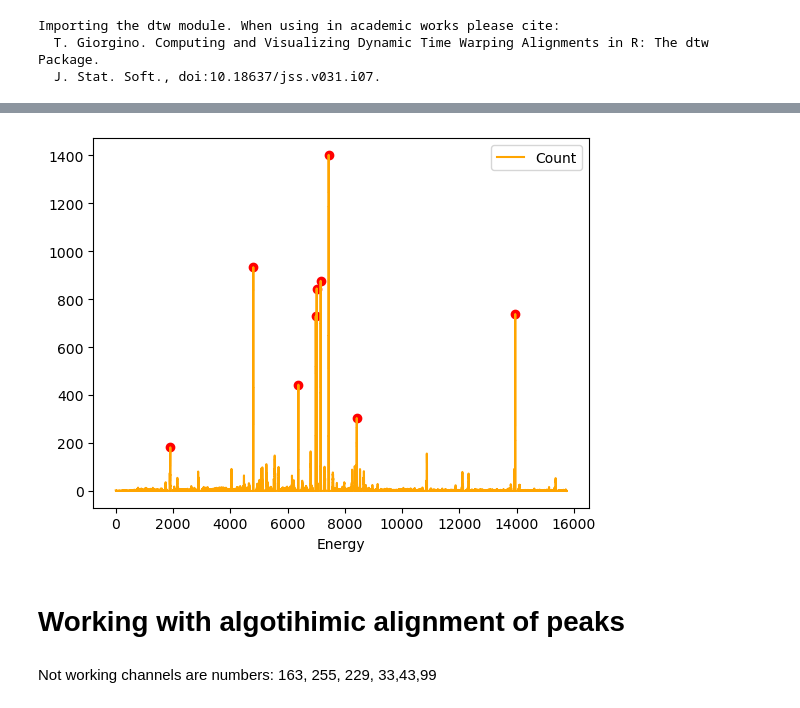
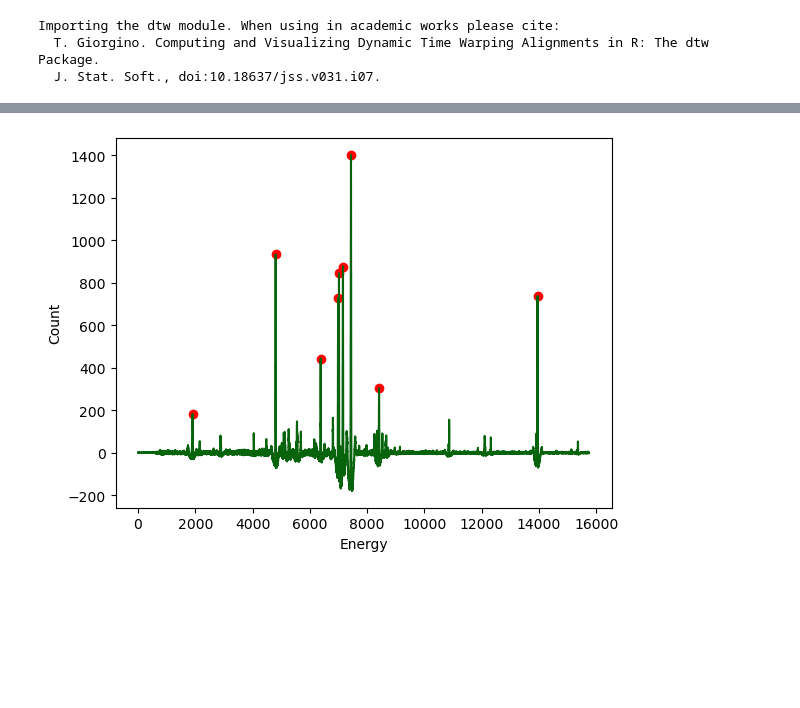
Before and after one commit to Tussky/spectral, a Jupyter notebook: Josiah.ipynb, the cells around one changed output, grey strips where cells are left out. Cells and saved outputs as stored; diff of their text form; code cells hidden in the pictures; blank space fills up the shorter version.

Commit message:
changed plotting functions

```diff
--- a/Josiah.ipynb
+++ b/Josiah.ipynb
@@ -23,0 +20,4 @@ chan1 = sample['chan1']
+# %%
+chan1 = sample.channels['chan1']
+chan1.plot_channel(name= 'Channel 1')
+plt.savefig("Images/chan1_base.png", dpi=300, bbox_inches="tight")
@@ -32,9 +44,6 @@ chan1.plot_channel(True)
 # %%
 chan1.scipy_peaks()
-chan1.plot_channel(True, True)
+chan1.plot_channel(with_peaks = True, flat= True)
+plt.savefig("Images/chan1_scipy_peaks.png", dpi=300, bbox_inches="tight")
 # %% [output]
-[figure, old version]
+[figure, new version]
-# %% [markdown]
-# Working with algotihimic alignment of peaks
-# %% [markdown]
-Not working channels are numbers: 163, 255, 229, 33,43,99
```
Also changed, not shown: parts of 21 cells of this notebook, 11 other files.
